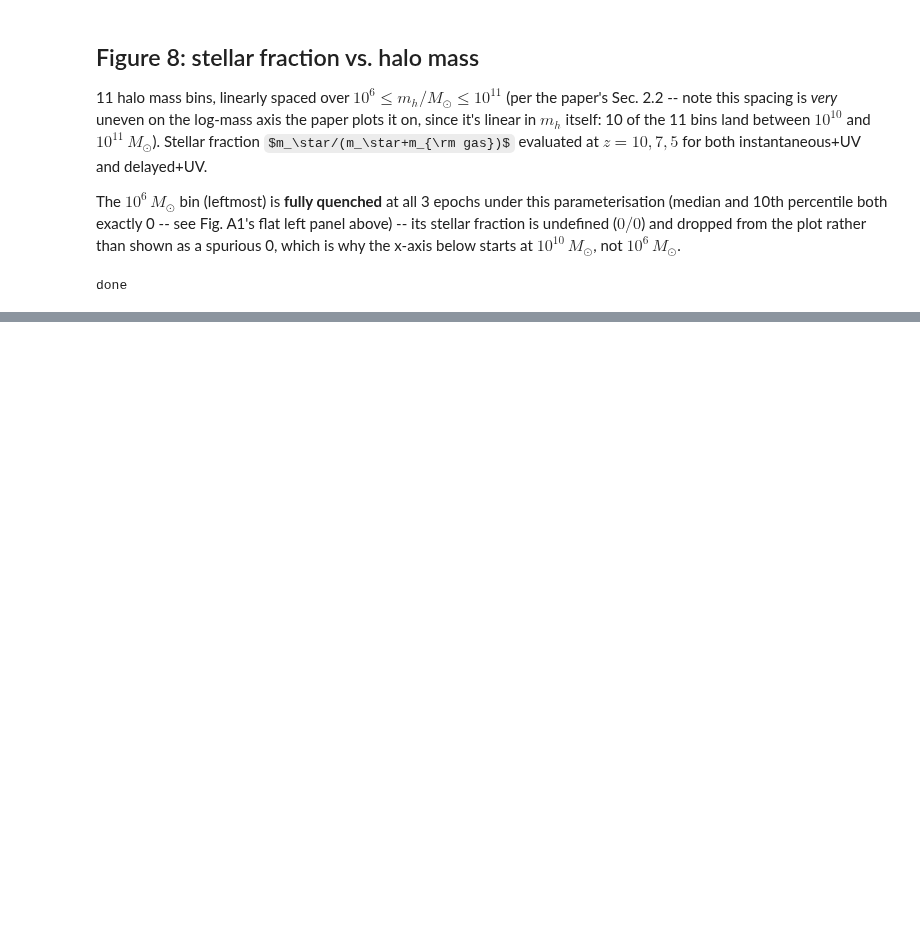
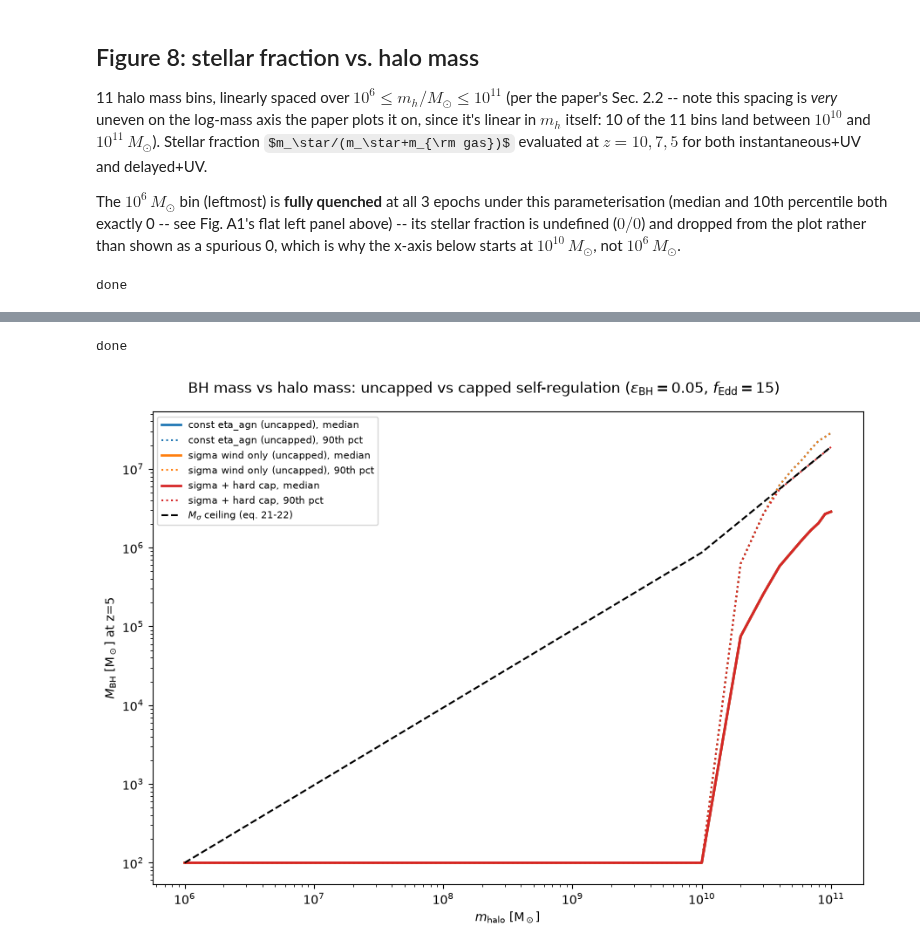
Before and after one commit to doctorcbpower/Ashvini, a Jupyter notebook: notebooks/menon_power_2024_all_figures.ipynb, the cells around one changed output, grey strips where cells are left out. Saved outputs shown, nothing was run; the diff lists cells and outputs as text; code cells hidden in the pictures; some formulas as TeX source; blank space fills up the shorter version.

```diff
--- a/notebooks/menon_power_2024_all_figures.ipynb
+++ b/notebooks/menon_power_2024_all_figures.ipynb
@@ -368,0 +425,46 @@ plt.show()
+# %%
+BH_GROWTH_OVERRIDE = dict(e_bh=0.05, eddington_multiplier=15)
+BH_CONFIGS = {
+    "no_bh": dict(bh_enabled=False, eta_agn=0.5, sigma_feedback_enabled=False, growth_cap_enabled=False),
+    "const_eta": dict(bh_enabled=True, eta_agn=0.5, sigma_feedback_enabled=False, growth_cap_enabled=False, **BH_GROWTH_OVERRIDE),
+    "sigma_wind_only": dict(bh_enabled=True, eta_agn=1.0, sigma_feedback_enabled=True, growth_cap_enabled=False, **BH_GROWTH_OVERRIDE),
+    "sigma_capped": dict(bh_enabled=True, eta_agn=1.0, sigma_feedback_enabled=True, growth_cap_enabled=True, **BH_GROWTH_OVERRIDE),
+}
+
+res_fig8_bh = {}
+for mass_bin in fig8_mass_bins:
+    for bh_config, bh_params in BH_CONFIGS.items():
+        res_fig8_bh[(mass_bin, bh_config)] = run_scenario(mass_bin, sn_type="delayed", uv_background=True, keep_fields=("gas_mass", "stars_mass", "bh_mass"), **bh_params)
+print("done")
+# %% [output]
+done
+# %%
+configs = ['const_eta', 'sigma_wind_only', 'sigma_capped']
+colors_bh = {'const_eta': 'C0', 'sigma_wind_only': 'C1', 'sigma_capped': 'C3'}
+labels_bh = {'const_eta': 'const eta_agn (uncapped)', 'sigma_wind_only': 'sigma wind only (uncapped)', 'sigma_capped': 'sigma + hard cap'}
+
+fig, ax = plt.subplots(figsize=(9, 6.5))
+FLOOR_BH_MASS = 1e2
+for bh_config in configs:
+    p50s, p90s = [], []
+    for mass_bin in fig8_mass_bins:
+        res = res_fig8_bh[(mass_bin, bh_config)]
+        idx = np.argmin(np.abs(res['redshift'] - 5))
+        p50s.append(max(res['bh_mass_p50'][idx], FLOOR_BH_MASS))
+        p90s.append(max(res['bh_mass_p90'][idx], FLOOR_BH_MASS))
+    ax.plot(fig8_mass_bins, p50s, color=colors_bh[bh_config], lw=2, ls='-', label=f'{labels_bh[bh_config]}, median')
+    ax.plot(fig8_mass_bins, p90s, color=colors_bh[bh_config], lw=1.5, ls=':', label=f'{labels_bh[bh_config]}, 90th pct')
+
+ceilings = [max(bh_growth.growth_ceiling(m, 5.0), FLOOR_BH_MASS) for m in fig8_mass_bins]
+ax.plot(fig8_mass_bins, ceilings, color='k', ls='--', lw=1.5, label=r'$M_\sigma$ ceiling (eq. 21-22)')
+
+ax.set_xscale('log')
+ax.set_yscale('log')
+ax.set_xlabel(r'$m_{\rm halo}$ [M$_\odot$]')
+ax.set_ylabel(r'$M_{\rm BH}$ [M$_\odot$] at z=5')
+ax.legend(fontsize=8)
+fig.suptitle(r'BH mass vs halo mass: uncapped vs capped self-regulation ($\epsilon_{\rm BH}=0.05$, $f_{\rm Edd}=15$)')
+plt.tight_layout()
+plt.show()
+# %% [output]
+[figure, added]
```
Also changed, not shown: parts of 14 cells of this notebook.
